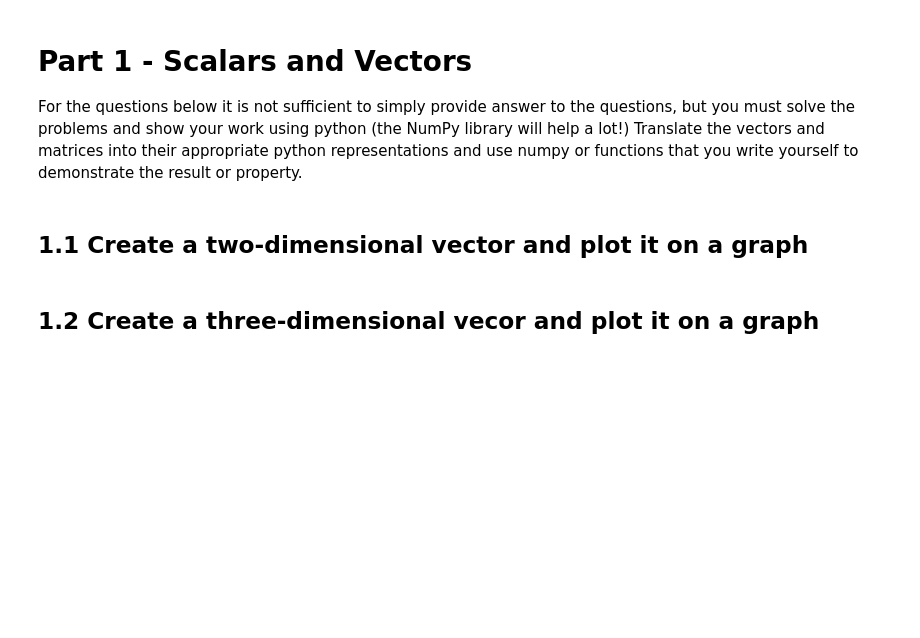
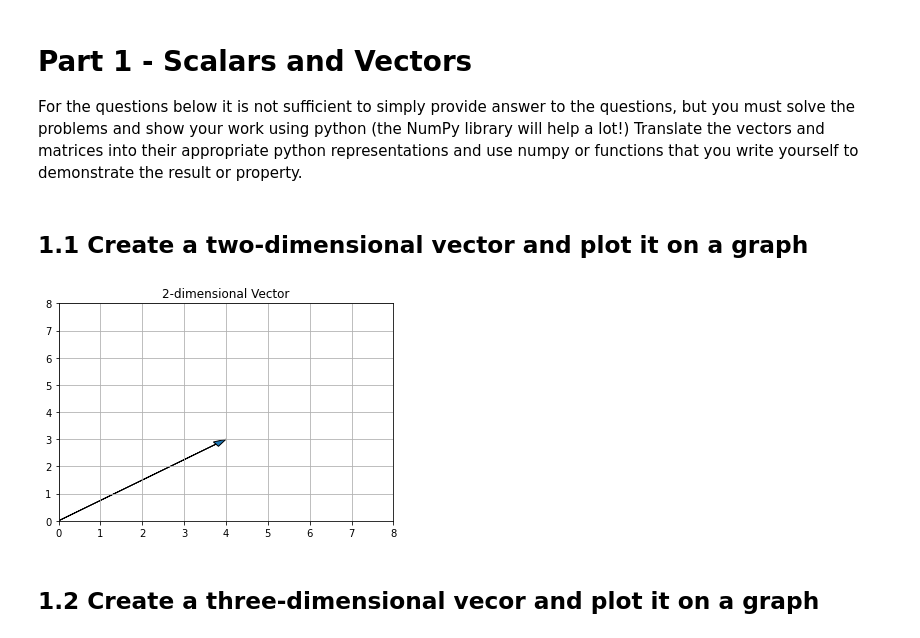
Before and after one commit to bloominstituteoftechnology/DS-Unit-1-Sprint-3-Linear-Algebra, a Jupyter notebook: module1-vectors-and-matrices/LS_DS_131_Vectors_and_Matrices_Assignment.ipynb, the cells around one changed output. Cells and saved outputs as stored; diff of their text form; code cells hidden in the pictures; blank space fills up the shorter version.

```diff
--- a/module1-vectors-and-matrices/LS_DS_131_Vectors_and_Matrices_Assignment.ipynb
+++ b/module1-vectors-and-matrices/LS_DS_131_Vectors_and_Matrices_Assignment.ipynb
@@ -4,5 +6,23 @@
 For the questions below it is not sufficient to simply provide answer to the questions, but you must solve the problems and show your work using python (the NumPy library will help a lot!) Translate the vectors and matrices into their appropriate python  representations and use numpy or functions that you write yourself to demonstrate the result or property.
 # %% [markdown]
 ## 1.1 Create a two-dimensional vector and plot it on a graph
+# %%
+import numpy as np
+import matplotlib.pyplot as plt
+
+a = np.array([4,3])
+
+fig, ax = plt.subplots()
+
+ax.arrow(0, 0, a[0], a[1], head_width=.2, length_includes_head=True)
+ax.set_xlim([0,8])
+ax.set_ylim([0,8])
+ax.set_title('2-dimensional Vector')
+ax.grid(b=True)
+
+
+plt.show()
+# %% [output]
+[figure, added]
 # %% [markdown]
 ## 1.2 Create a three-dimensional vecor and plot it on a graph
```
Also changed, not shown: parts of 25 cells of this notebook.
